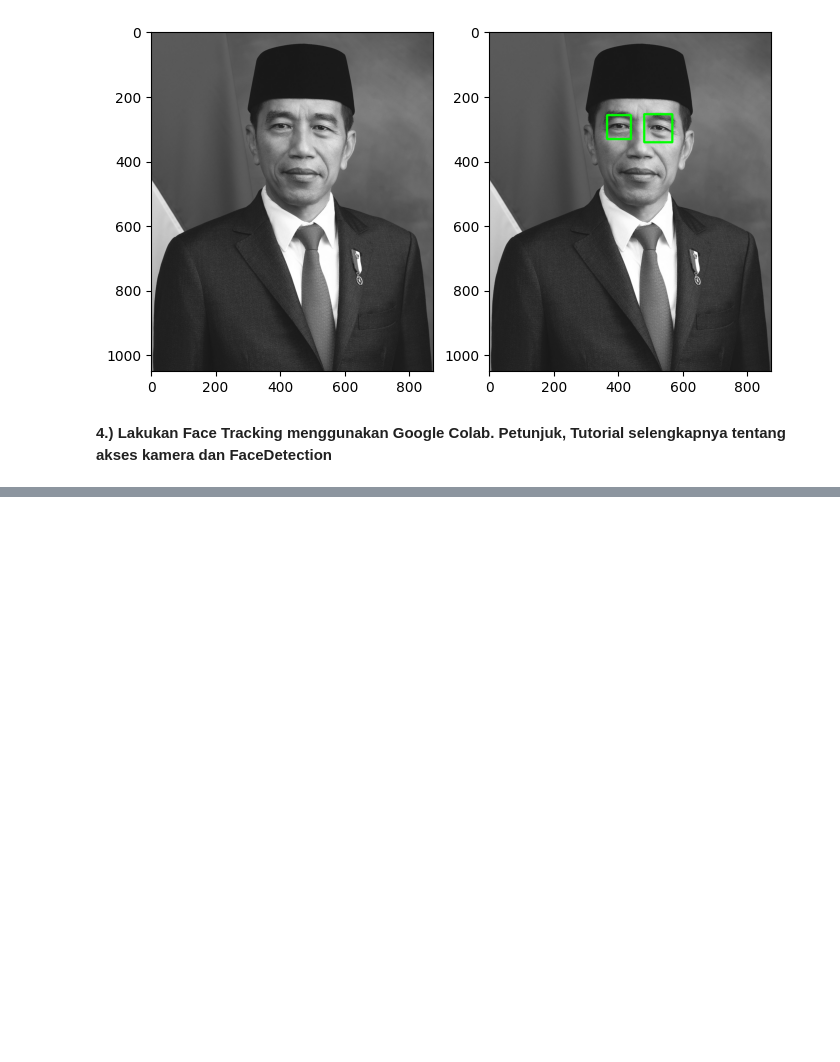
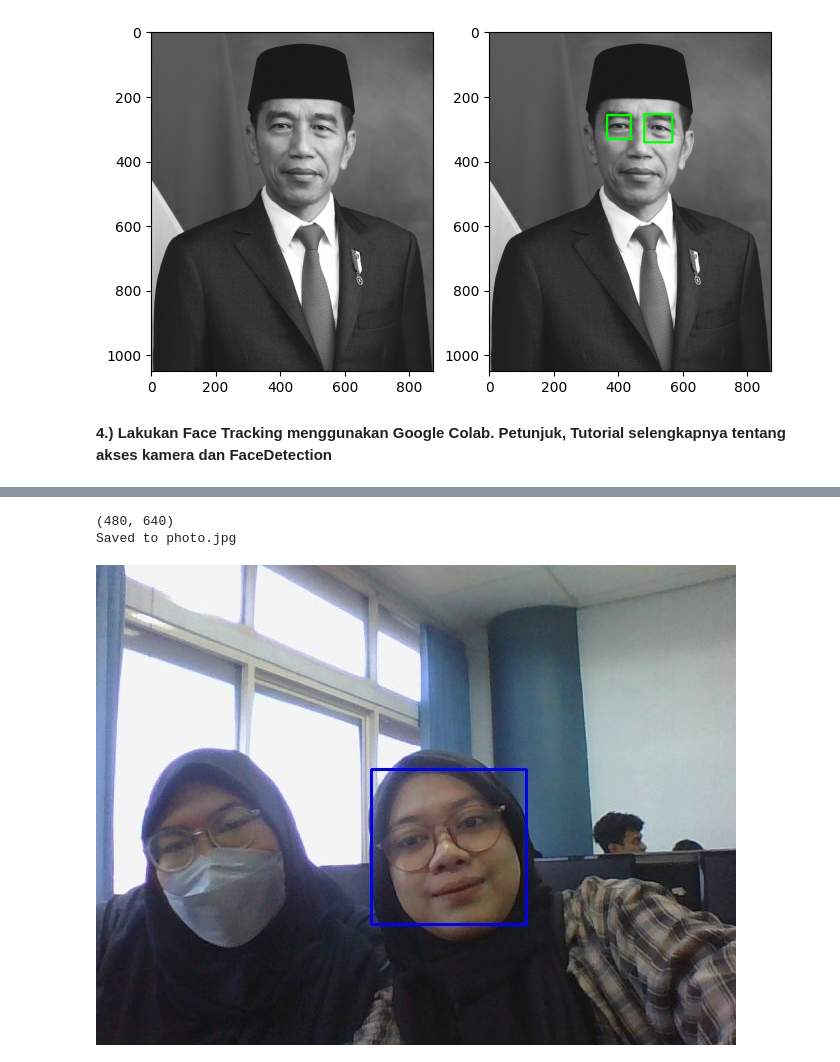
Before and after one commit to tasyasvdh09/PCVK_Genap_2023, a Jupyter notebook: PCVK_Modul_12.ipynb, the cells around one changed output, grey strips where cells are left out. Drawn from its saved outputs; the diff is of its cells as text; code cells hidden in the pictures; blank space fills up the shorter version.

```diff
--- a/PCVK_Modul_12.ipynb
+++ b/PCVK_Modul_12.ipynb
@@ -215,7 +215,7 @@ def bbox_to_bytes(bbox_array):
 
   return bbox_bytes
 
-cascade_wajah = cv.CascadeClassifier('/haarcascade_frontalface_default.xml')
+cascade_wajah = cv.CascadeClassifier('/content/drive/MyDrive/PCVK/fitur-facedet/haarcascade_frontalface_default.xml')
 
 # Webcam Images
 def take_photo(filename='photo.jpg', quality=0.8):
@@ -280,3 +280,4 @@ except Exception as err:
   # Errors will be thrown if the user does not have a webcam or if they do not
   # grant the page permission to access it.
   print(str(err))
+# %% [output]
@@ -282,0 +285,3 @@ except Exception as err:
+(480, 640)
+Saved to photo.jpg
+[figure, added]
```
Also changed, not shown: parts of 5 cells of this notebook.
